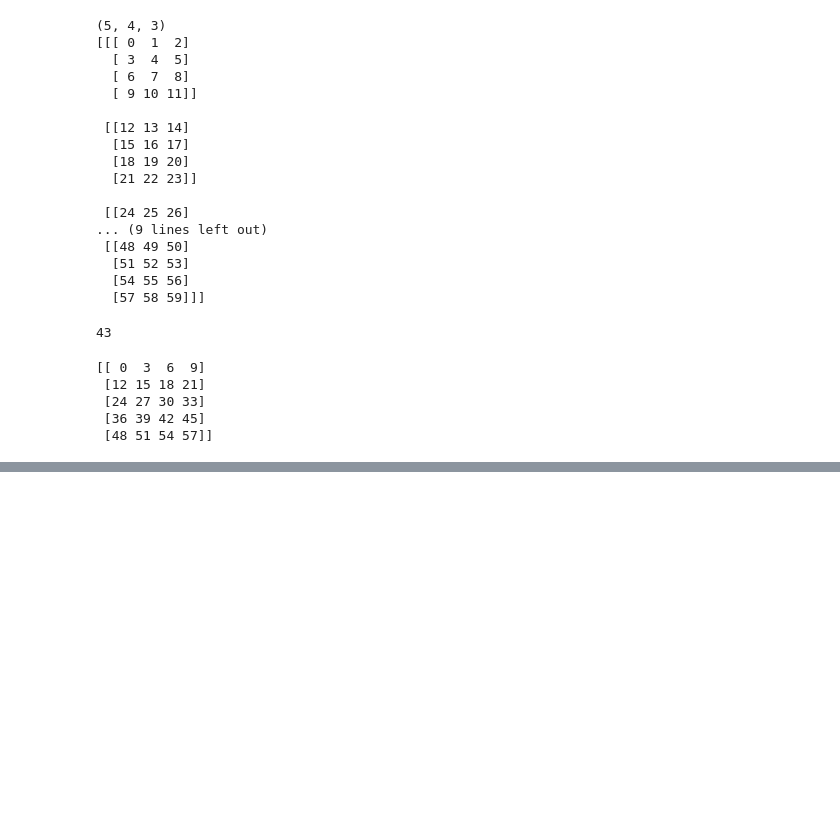
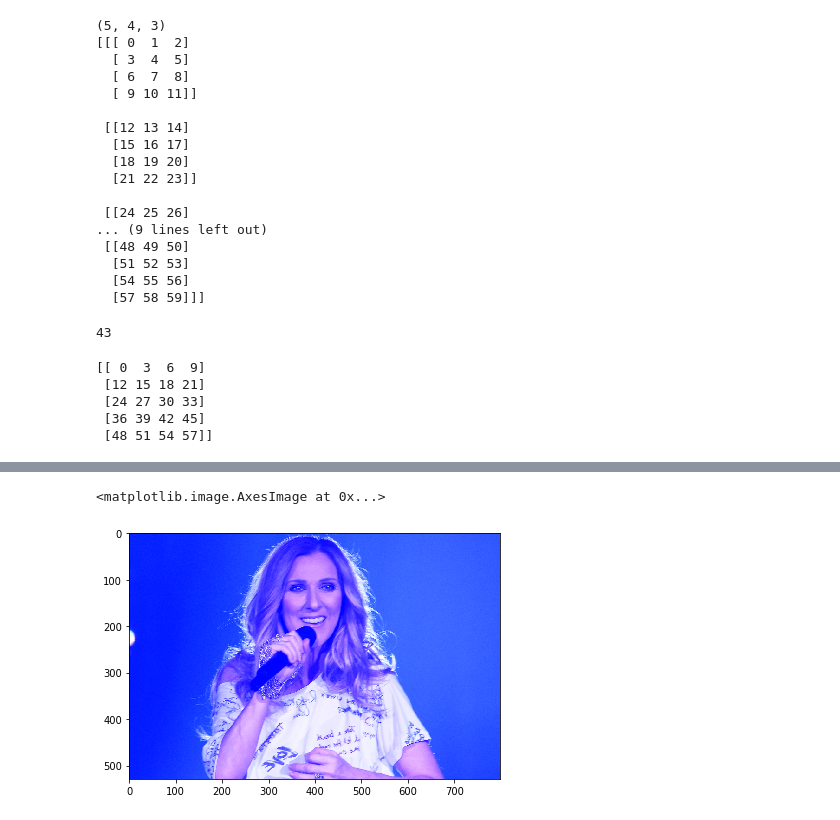
Before and after one commit to amicuscertus/Colab001, a Jupyter notebook: colon001.ipynb, the cells around one changed output, grey strips where cells are left out. Saved outputs shown, nothing was run; the diff lists cells and outputs as text; code cells hidden in the pictures; blank space fills up the shorter version.

```diff
--- a/colon001.ipynb
+++ b/colon001.ipynb
@@ -152,0 +178,7 @@ print(e[:,:,0])
+# %%
+img2 = img.copy()
+img2[:,:,2] = 255
+io.imshow(img2)
+# %% [output]
+<matplotlib.image.AxesImage at 0x...>
+[figure, added]
```
Also changed, not shown: parts of 5 cells of this notebook.
